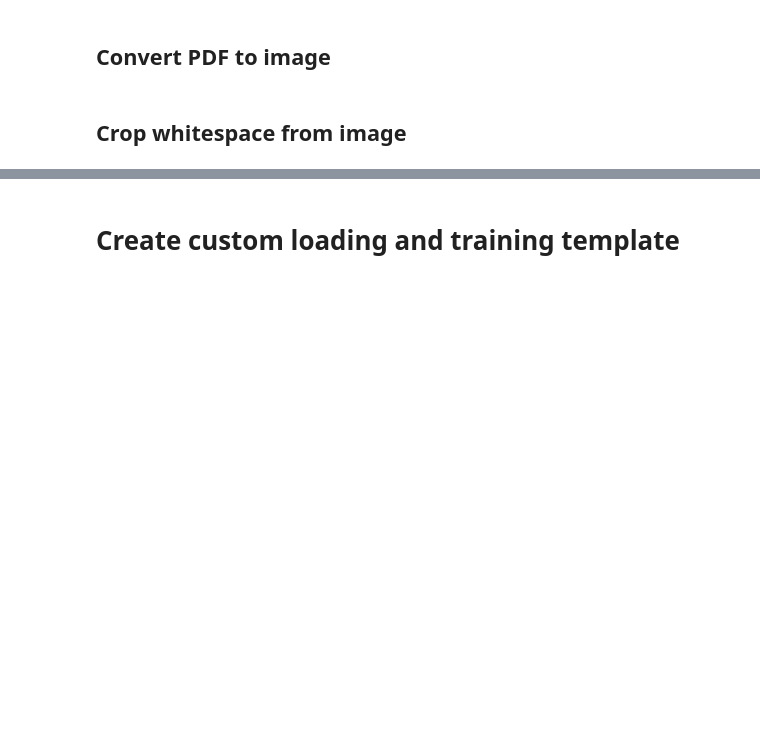
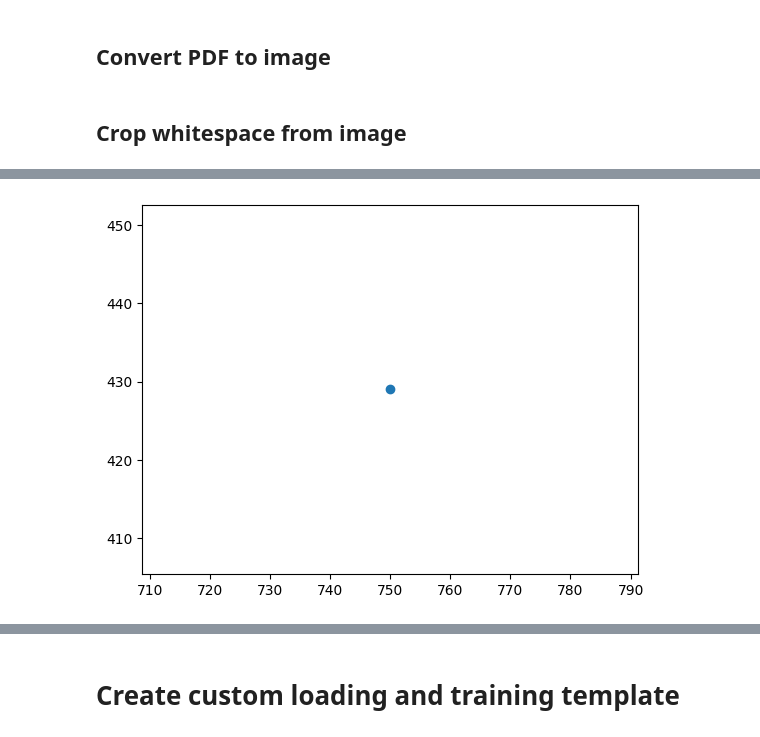
Before and after one commit to rohan598/eeevqa, a Jupyter notebook: science-qa-data-vis-process.ipynb, the cells around one changed output, grey strips where cells are left out. Saved outputs shown, nothing was run; the diff lists cells and outputs as text; code cells hidden in the pictures; blank space fills up the shorter version.

Commit message:
updated notebook and addded font

```diff
--- a/science-qa-data-vis-process.ipynb
+++ b/science-qa-data-vis-process.ipynb
@@ -262,7 +231,8 @@ def create_html_file_modular(params, df, sample_num=None):
 params = {
     "set_question_as_header": False,
     "skip_text_context":True,
-    "skip_lecture":True
+    "skip_lecture":True,
+    "options":options
 }
 # %%
 test_html_file = create_html_file_modular(params, problem_list, sample_num=1)
@@ -416,0 +562,2 @@ remove_white_space(f"{test_image_filename}.jpg")
+# %%
+image_dir = os.path.join(os.getcwd(),"data","train")
@@ -416,0 +618,21 @@ remove_white_space(f"{test_image_filename}.jpg")
+# %%
+params = {
+    "header_size":36,
+    "text_context_size":18,
+    "text_color":"black",
+    "background_color":"white",
+    "left_padding":5,
+    "right_padding":5,
+    "top_padding":5,
+    "bottom_padding":5,
+    "image_type":1,
+    "path_to_font":os.path.join(os.getcwd(), "eeevqa", "assets"),
+    "visualize":False,
+    "analyze":True,
+    "data_split":"val",
+    "data_source":"minival",
+    "save_dir":os.path.join(os.getcwd(), "data", "new_data"),
+    "sample_subset":None,
+}
+# %%
+stats_dict = convert_input_to_img_v2(problem_list, pid_splits, params=params)
@@ -416,0 +659,5 @@ remove_white_space(f"{test_image_filename}.jpg")
+# %%
+plt.scatter(stats_dict["original_size_w"], stats_dict["original_size_h"])
+plt.show()
+# %% [output]
+[figure, added]
```
Also changed, not shown: parts of 93 cells of this notebook, 1 other file.
